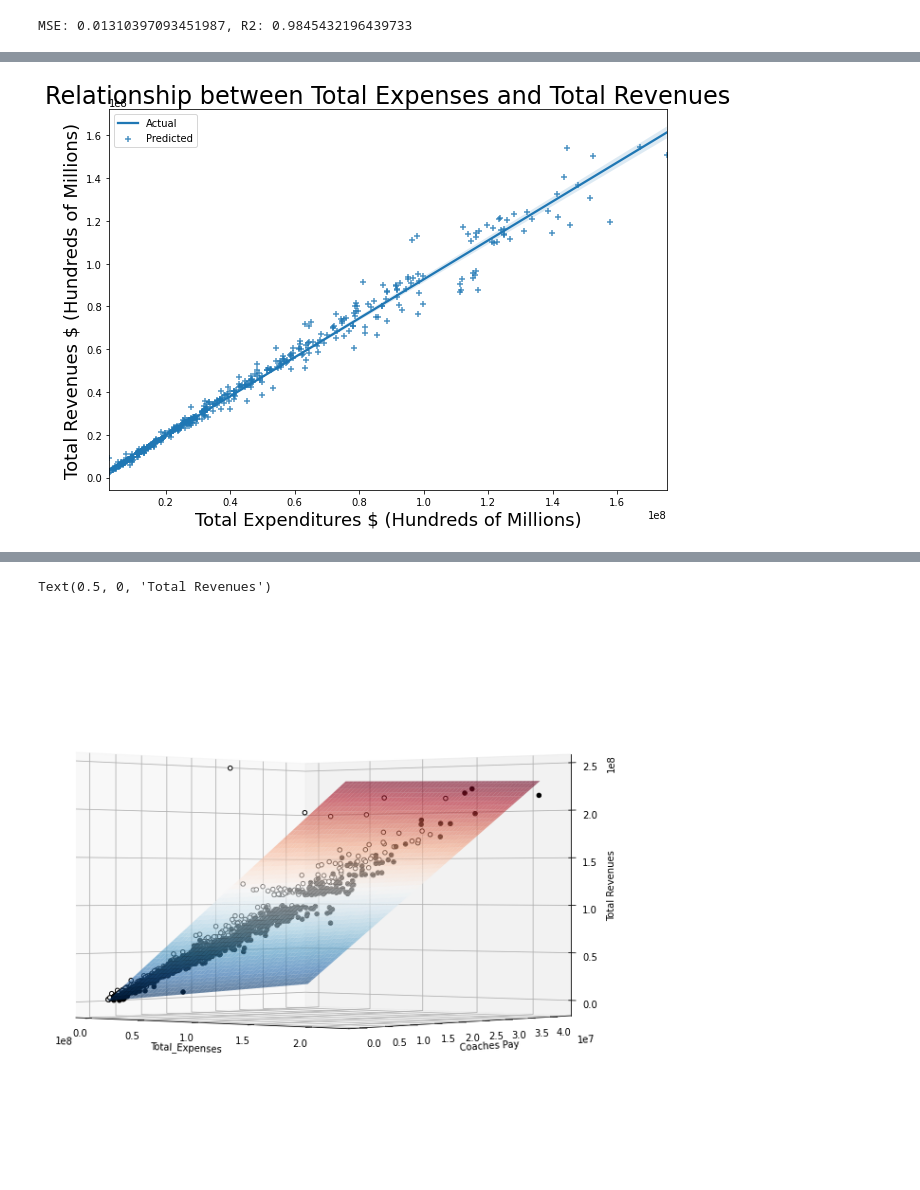
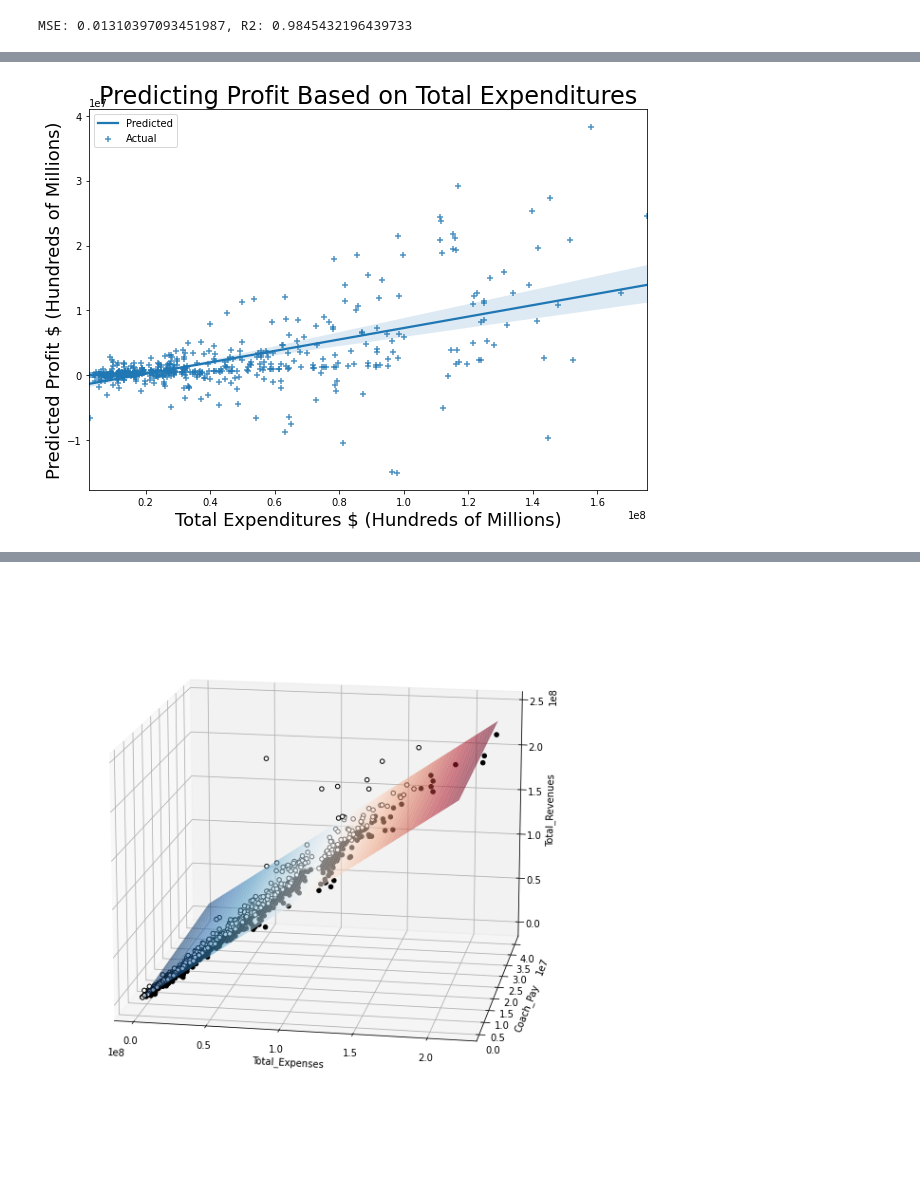
Before and after one commit to dpage02/FlutieEffect, a Jupyter notebook: Project_3/Cleaned_Resources/Expenses_MultiRegress_Model.ipynb, the cells around one changed output, grey strips where cells are left out. Saved outputs shown, nothing was run; the diff lists cells and outputs as text; code cells hidden in the pictures.

Commit message:
finalization, added plot png's

```diff
--- a/Project_3/Cleaned_Resources/Expenses_MultiRegress_Model.ipynb
+++ b/Project_3/Cleaned_Resources/Expenses_MultiRegress_Model.ipynb
@@ -46,7 +48,7 @@ df.head(50)
 # %%
 # assigning dependent and independent variables
 
-X = df[['Total Expenses']]
+X = df[['Total_Expenses']]
 y = df[['Total Revenues']].values.reshape(-1,1)
 # %%
 #proving linearity between Total Revenues and Total Expenses
@@ -217,0 +219,7 @@ g.axes.axis('square')
+# %%
+# subtract predicted revenue from actual revenue to find predicted profit
+
+predicted_profit = data["Actual"] - data["Predicted"]
+profit = pd.DataFrame(data=predicted_profit)
+profit.columns=["Predicted Profit"]
+profit.head()
@@ -218,18 +233,20 @@ g.axes.axis('square')
 # %%
-# plot relationship between
+# plot relationship between predicted profit and total expenditures
+
 import seaborn as sns
 
 # regression plot using seaborn
 fig = plt.figure(figsize=(10, 7))
-sns.regplot(x=y_actual, y=y_predicted, marker='+')
+sns.regplot(x=y_actual, y=profit, marker='+')
 
 
 
 # Legend, title and labels.
-plt.legend(labels=['Actual', 'Predicted'])
-plt.title('Relationship between Total Expenses and Total Revenues', size=24)
+plt.legend(labels=['Predicted', 'Actual'])
+plt.title('Predicting Profit Based on Total Expenditures', size=24)
 plt.xlabel('Total Expenditures $ (Hundreds of Millions)', size=18)
-plt.ylabel('Total Revenues $ (Hundreds of Millions)', size=18);
+plt.ylabel('Predicted Profit $ (Hundreds of Millions)', size=18)
+plt.savefig("predicted_profit.png")
 # %% [output]
-[figure, old version]
+[figure, new version]
 # %%
@@ -277,7 +296,7 @@ Z = est.params[0] + est.params[1] * xx1 + est.params[2] * xx2
 # create matplotlib 3d axes
 
 fig = plt.figure(figsize=(12, 8))
-ax = Axes3D(fig, azim=-50, elev=0)
+ax = Axes3D(fig, azim=-80, elev=15)
 
 # plot hyperplane
 
@@ -291,11 +310,11 @@ ax.scatter(X[resid < 0].Total_Expenses, X[resid < 0].Coach_Pay, y[resid < 0], co
 
 # set axis labels
 ax.set_xlabel('Total_Expenses')
-ax.set_ylabel('Coaches Pay')
-ax.set_zlabel('Total Revenues')
+ax.set_ylabel('Coach_Pay')
+ax.set_zlabel('Total_Revenues')
+plt.savefig("multi_plot")
 # %% [output]
-Text(0.5, 0, 'Total Revenues')
-[figure, old version]
+[figure, new version]
 # %%
 est.summary()
 # %% [output]
```
Also changed, not shown: parts of 11 cells of this notebook, 8 other files.
